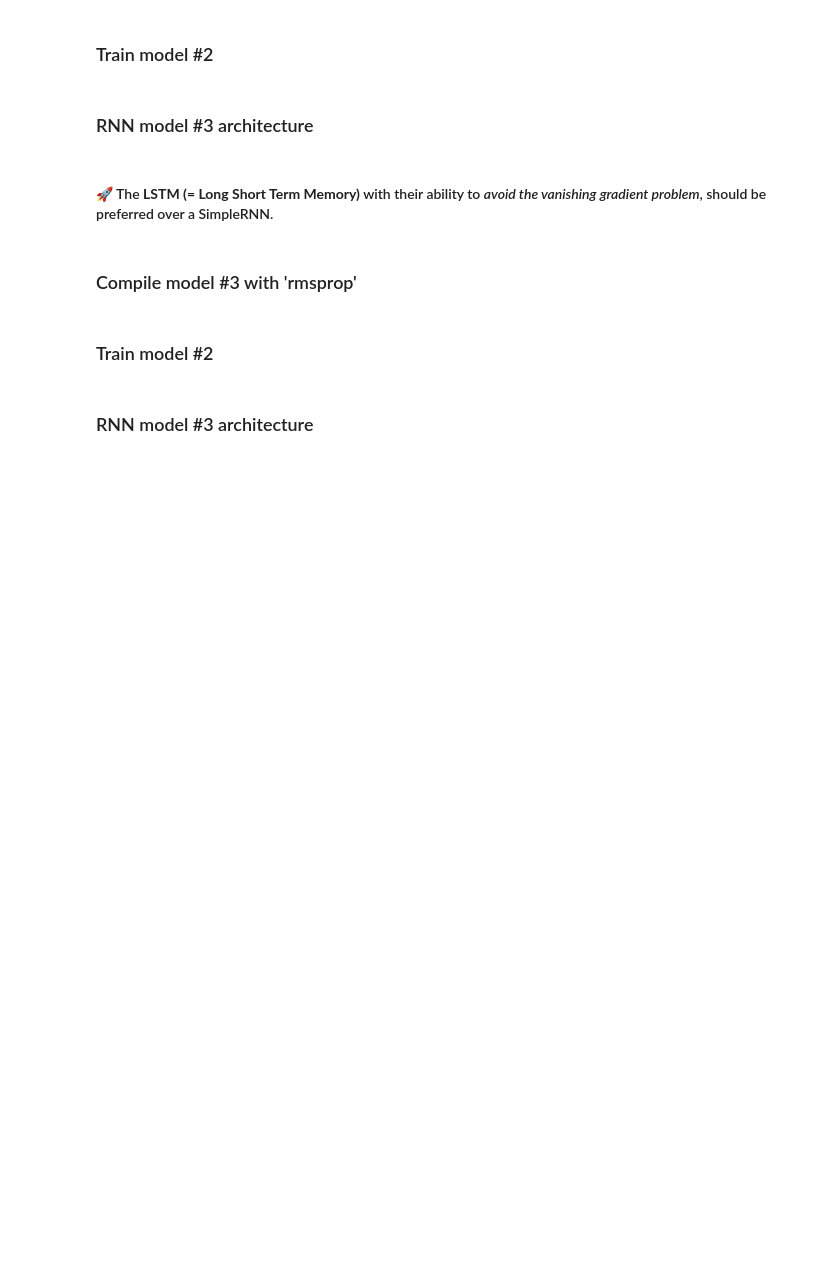
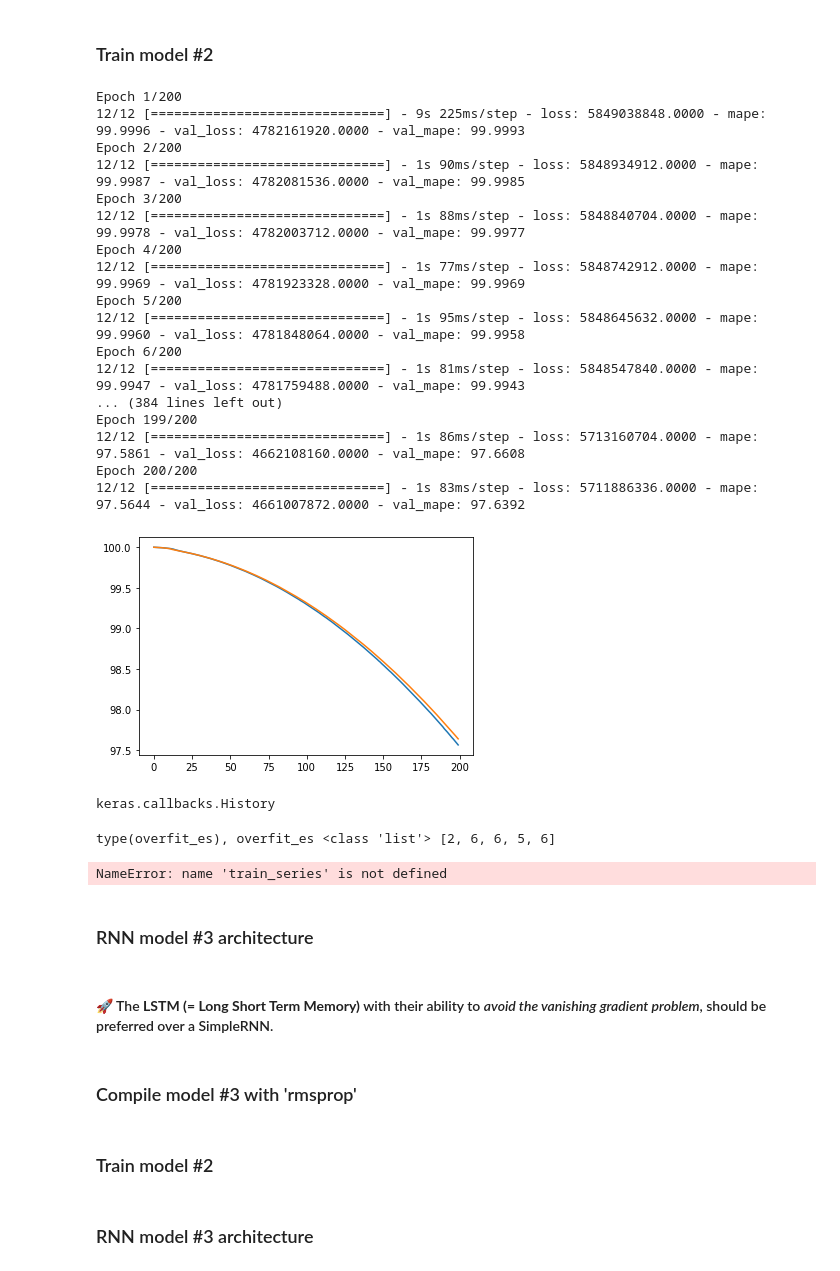
Before and after one commit to tekadata/covid_time_series_prediction, a Jupyter notebook: notebooks/eda_rnn_kim.ipynb, the cells around one changed output. Cells and saved outputs as stored; diff of their text form; code cells hidden in the pictures; blank space fills up the shorter version.

```diff
--- a/notebooks/eda_rnn_kim.ipynb
+++ b/notebooks/eda_rnn_kim.ipynb
@@ -312,7 +309,7 @@ with $_{i}$ is the sample/sequence, $_{j}$ is the feature measured and  $^{t}$ i
 # %%
 # Alberto train set
 n_seq = 200 ## nb of sequences (samples)
-n_obs = 70 # maxi = 96 (stay around 70 or more test_split)
+n_obs = 60 # maxi = 96 (stay around 70 or more test_split)
 n_feat = 20 #  X_train.shape[1] # 20 feature:
 n_pred = 1 # nb of days where we can predict new daily deaths
 n_seq, n_obs, n_feat
@@ -721,8 +727,8 @@ def train_rnn_model(model, patience=20, epochs=200):
 # history = train_rnn_model()
 # %%
 # 0. The Normalization Layer
-normalizer = Normalization()  # Instantiate a "normalizer" layer
-normalizer.adapt(X_train) # "Fit" it on the train set
+# normalizer = Normalization()  # Instantiate a "normalizer" layer
+# normalizer.adapt(X_train) # "Fit" it on the train set
 # %% [markdown]
 ### RNN model #3 architecture
 # %%
@@ -770,13 +815,33 @@ rnn_model.summary()
 # %% [markdown]
 ### Train model #2
 # %%
-history = train_rnn_model(rnn_model, patience=5, epochs=200)
+history = train_rnn_model(rnn_model_3, patience=5, epochs=200)
 plt.plot(history.history['mape'])
 plt.plot(history.history['val_mape'])
 plt.show();
 type(history)
+# %% [output]
+Epoch 1/200
+12/12 [==============================] - 9s 225ms/step - loss: 5849038848.0000 - mape: 99.9996 - val_loss: 4782161920.0000 - val_mape: 99.9993
+Epoch 2/200
+12/12 [==============================] - 1s 90ms/step - loss: 5848934912.0000 - mape: 99.9987 - val_loss: 4782081536.0000 - val_mape: 99.9985
+Epoch 3/200
+12/12 [==============================] - 1s 88ms/step - loss: 5848840704.0000 - mape: 99.9978 - val_loss: 4782003712.0000 - val_mape: 99.9977
+Epoch 4/200
+12/12 [==============================] - 1s 77ms/step - loss: 5848742912.0000 - mape: 99.9969 - val_loss: 4781923328.0000 - val_mape: 99.9969
+Epoch 5/200
+12/12 [==============================] - 1s 95ms/step - loss: 5848645632.0000 - mape: 99.9960 - val_loss: 4781848064.0000 - val_mape: 99.9958
+Epoch 6/200
+12/12 [==============================] - 1s 81ms/step - loss: 5848547840.0000 - mape: 99.9947 - val_loss: 4781759488.0000 - val_mape: 99.9943
+... (384 lines left out)
+Epoch 199/200
+12/12 [==============================] - 1s 86ms/step - loss: 5713160704.0000 - mape: 97.5861 - val_loss: 4662108160.0000 - val_mape: 97.6608
+Epoch 200/200
+12/12 [==============================] - 1s 83ms/step - loss: 5711886336.0000 - mape: 97.5644 - val_loss: 4661007872.0000 - val_mape: 97.6392
+[figure, added]
+keras.callbacks.History
 # %%
-trai### Train model #1n_series = [50, 150, 200, 300, 400]
+### Train model #1n_series = [50, 150, 200, 300, 400]
 overfit_es =   [2, 6, 6, 5, 6 ]
 print('type(overfit_es), overfit_es', type(overfit_es), overfit_es)
 # if overfit_es:
@@ -785,10 +850,13 @@ print('type(overfit_es), overfit_es', type(overfit_es), overfit_es)
 # else:
 # print("No early stopping")
 for i in range(len(train_series)):
-    history = train_rnn_model(model=rnn_model_2, epochs=train_series[i], patience=overfit_es[i])
+    history = train_rnn_model(model=rnn_model_3, epochs=train_series[i], patience=overfit_es[i])
     plt.plot(history.history['mape'])
     plt.plot(history.history['val_mape'])
     plt.show();
+# %% [output]
+type(overfit_es), overfit_es <class 'list'> [2, 6, 6, 5, 6]
+NameError: name 'train_series' is not defined
 # %% [markdown]
 ### RNN model #3 architecture
 # %% [markdown]
```
Also changed, not shown: parts of 43 cells of this notebook, 1 other file.
